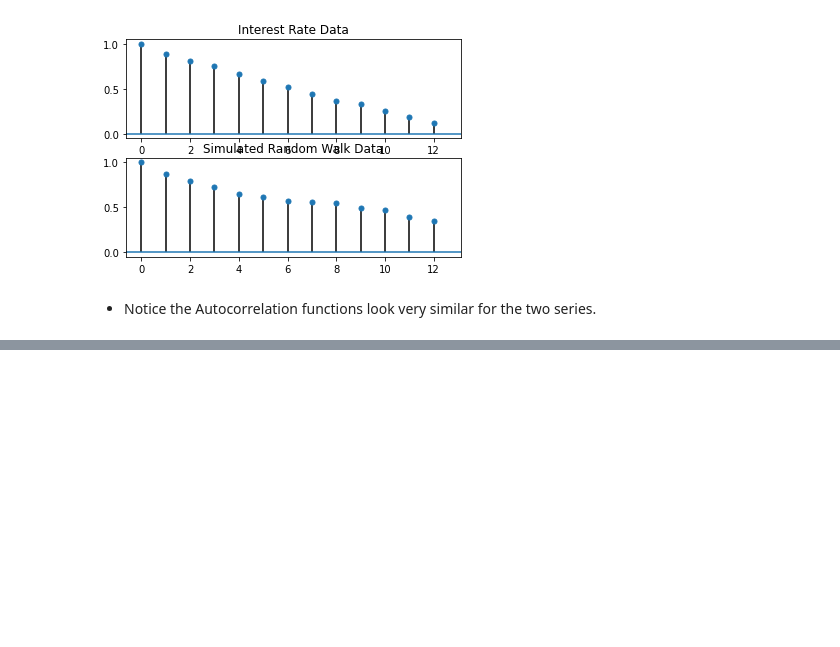
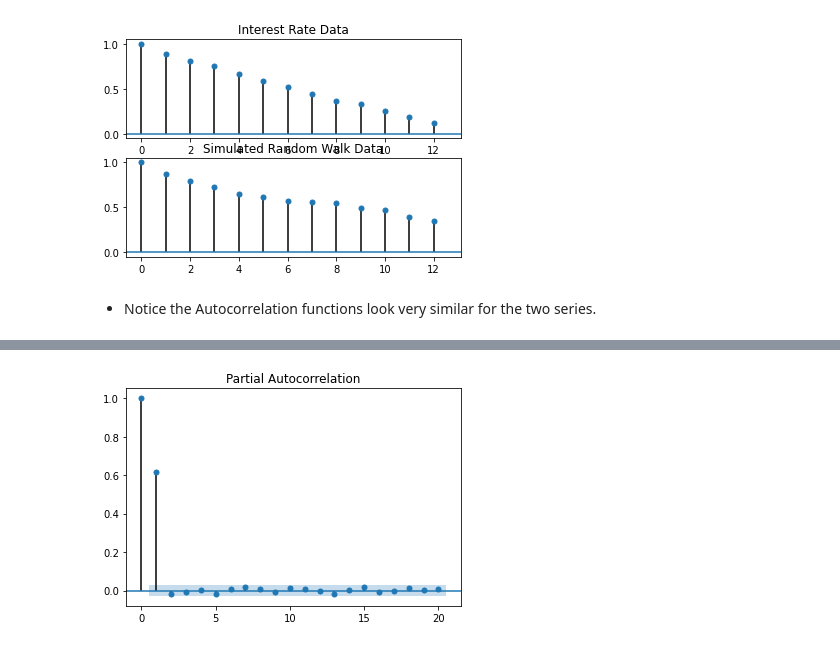
Before and after one commit to naikshubham/Forecasting-using-Python, a Jupyter notebook: Time-Series-Analysis/Time Series Analysis.ipynb, the cells around one changed output, grey strips where cells are left out. Saved outputs shown, nothing was run; the diff lists cells and outputs as text; code cells hidden in the pictures; blank space fills up the shorter version.

```diff
--- a/Time-Series-Analysis/Time Series Analysis.ipynb
+++ b/Time-Series-Analysis/Time Series Analysis.ipynb
@@ -896,0 +902,14 @@ plt.show()
+# %%
+from statsmodels.graphics.tsaplots import plot_pacf
+
+# Simulate AR(1) with phi=+0.6
+ma = np.array([1])
+ar = np.array([1, -0.6])
+
+AR_object = ArmaProcess(ar, ma)
+simulated_data_1 = AR_object.generate_sample(nsample=5000)
+# Plot PACF for AR(1)
+plot_pacf(simulated_data_1, lags=20)
+plt.show()
+# %% [output]
+[figure, added]
```
Also changed, not shown: parts of 21 cells of this notebook.
